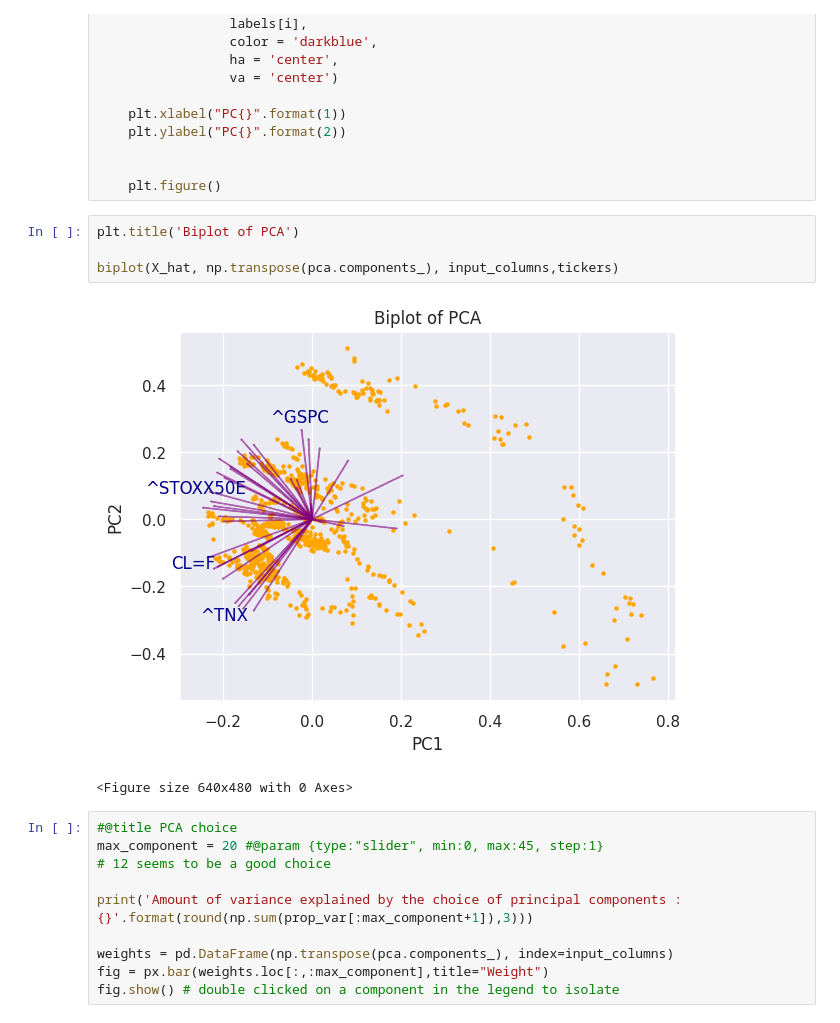
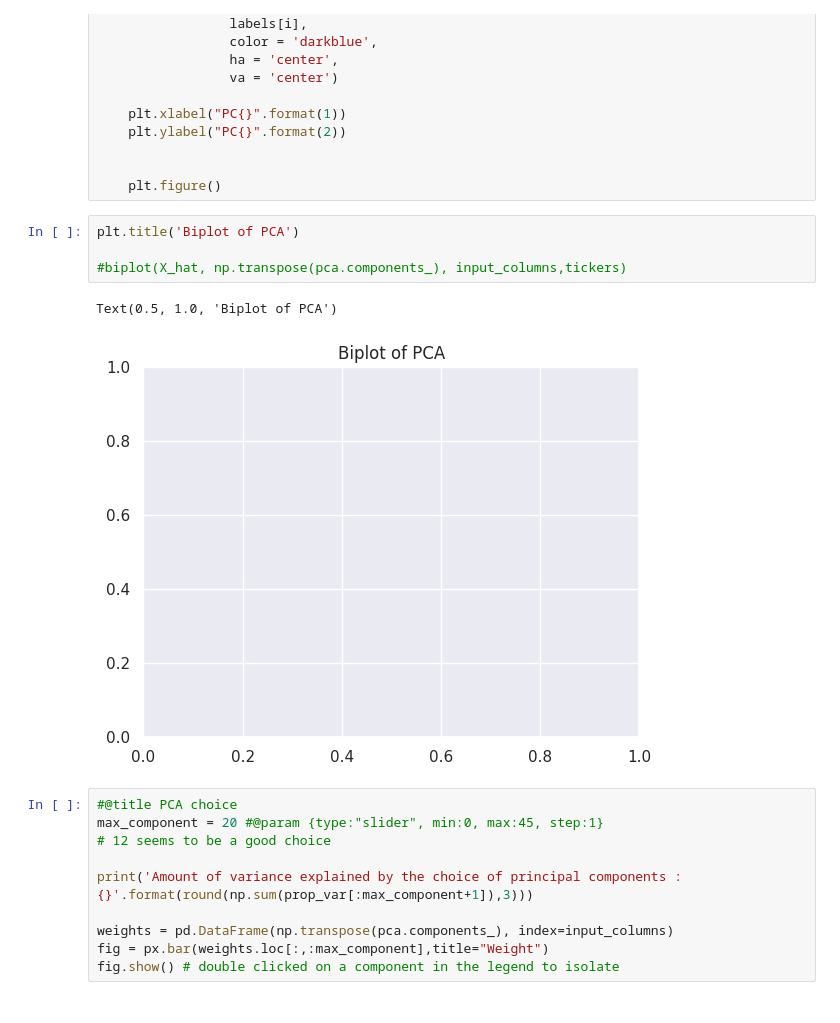
Before and after one commit to CossonArthur/Gas-price-prediction, a Jupyter notebook: script.ipynb, the cells around one changed output. Cells and saved outputs as stored; diff of their text form.

```diff
--- a/script.ipynb
+++ b/script.ipynb
@@ -287,10 +285,10 @@ def biplot(score,coef,labels=None,represent = None):
 # %%
 plt.title('Biplot of PCA')
 
-biplot(X_hat, np.transpose(pca.components_), input_columns,tickers)
+#biplot(X_hat, np.transpose(pca.components_), input_columns,tickers)
 # %% [output]
+Text(0.5, 1.0, 'Biplot of PCA')
-[figure, old version]
+[figure, new version]
-<Figure size 640x480 with 0 Axes>
 # %%
 #@title PCA choice
 max_component = 20 #@param {type:"slider", min:0, max:45, step:1}
```
Also changed, not shown: parts of 16 cells of this notebook.
